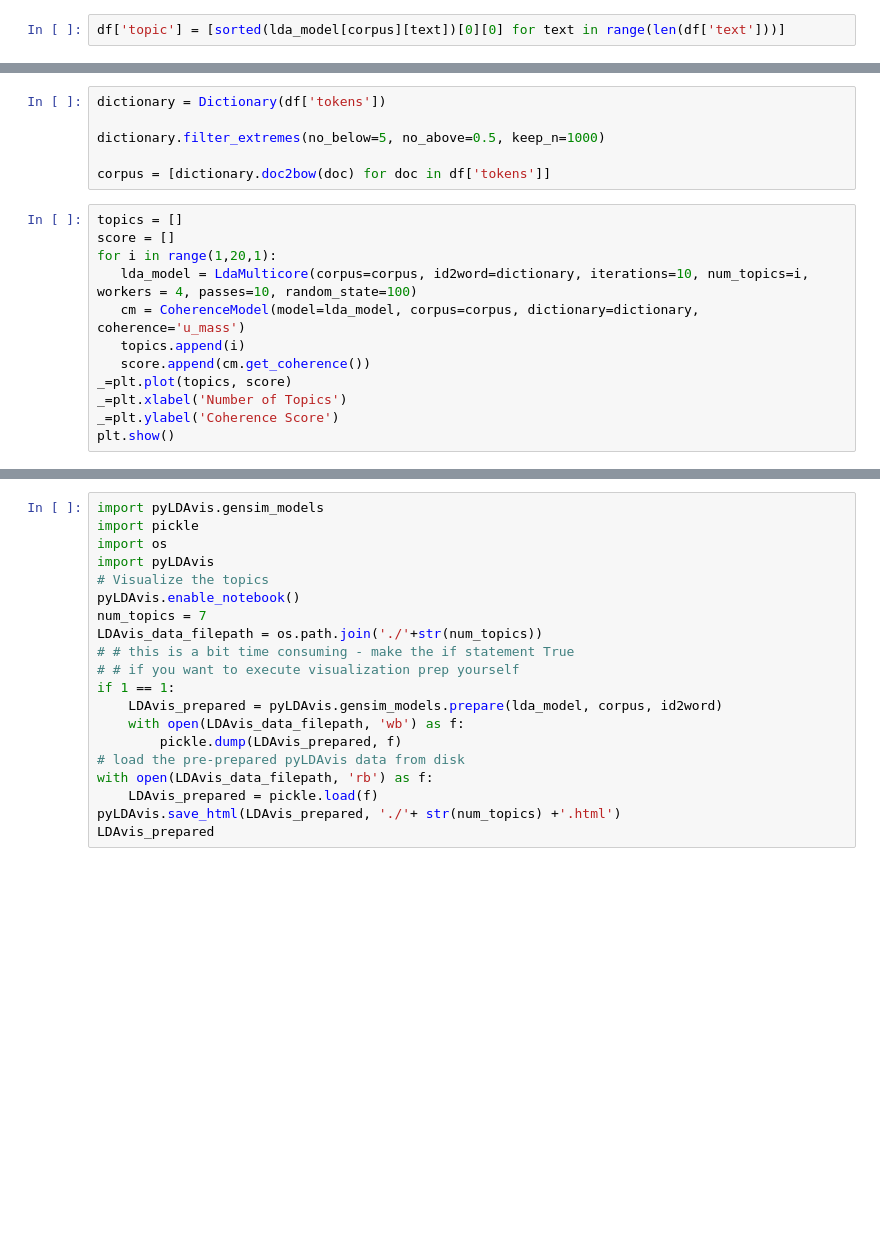
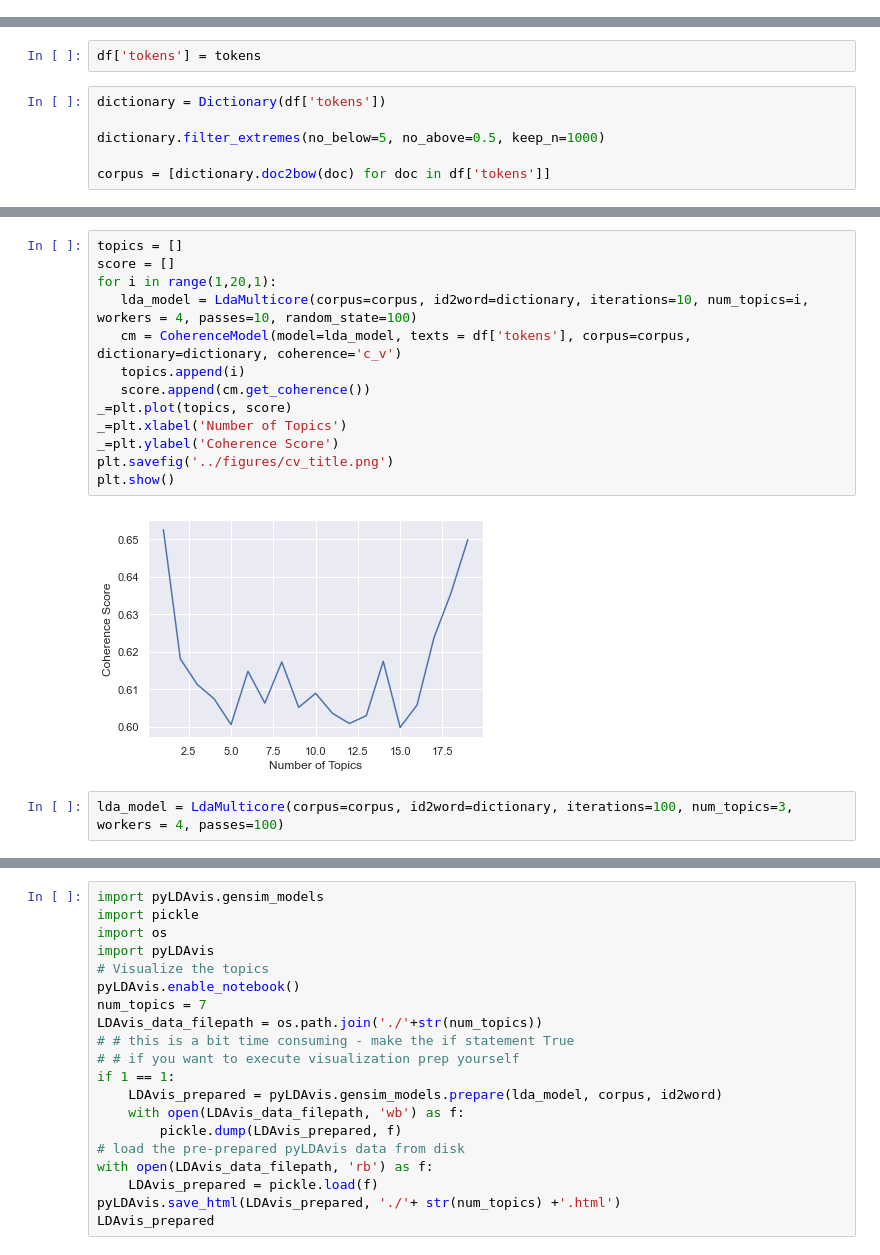
Before and after one commit to Elshan777/cybersecurity-job-ad-analysis, a Jupyter notebook: notebooks/Topic Modelling.ipynb, the cells around one changed output, grey strips where cells are left out. Saved outputs shown, nothing was run; the diff lists cells and outputs as text; blank space fills up the shorter version.

```diff
--- a/notebooks/Topic Modelling.ipynb
+++ b/notebooks/Topic Modelling.ipynb
@@ -142,5 +131,3 @@ lda_display = pyLDAvis.gensim_models.prepare(lda_model, corpus, dictionary)
 pyLDAvis.display(lda_display)
 # %% [output]
 [interactive output not drawn]
-# %%
-df['topic'] = [sorted(lda_model[corpus][text])[0][0] for text in range(len(df['text']))]
@@ -201,21 +142,11 @@ tokens = []
 for summary in nlp.pipe(df['job_title']):
     proj_tok= [token.lemma_.lower() for token in summary if token.pos_ not in removal and not token.is_stop and token.is_alpha]
     tokens.append(proj_tok)
+# %%
+df['tokens'] = tokens
 # %%
 dictionary = Dictionary(df['tokens'])
 
 dictionary.filter_extremes(no_below=5, no_above=0.5, keep_n=1000)
 
 corpus = [dictionary.doc2bow(doc) for doc in df['tokens']]
-# %%
-topics = []
-score = []
-for i in range(1,20,1):
-   lda_model = LdaMulticore(corpus=corpus, id2word=dictionary, iterations=10, num_topics=i, workers = 4, passes=10, random_state=100)
-   cm = CoherenceModel(model=lda_model, corpus=corpus, dictionary=dictionary, coherence='u_mass')
-   topics.append(i)
-   score.append(cm.get_coherence())
-_=plt.plot(topics, score)
-_=plt.xlabel('Number of Topics')
-_=plt.ylabel('Coherence Score')
-plt.show()
@@ -248,0 +153,17 @@ print(data_words[:1][0][:30])
+# %%
+topics = []
+score = []
+for i in range(1,20,1):
+   lda_model = LdaMulticore(corpus=corpus, id2word=dictionary, iterations=10, num_topics=i, workers = 4, passes=10, random_state=100)
+   cm = CoherenceModel(model=lda_model, texts = df['tokens'], corpus=corpus, dictionary=dictionary, coherence='c_v')
+   topics.append(i)
+   score.append(cm.get_coherence())
+_=plt.plot(topics, score)
+_=plt.xlabel('Number of Topics')
+_=plt.ylabel('Coherence Score')
+plt.savefig('../figures/cv_title.png')
+plt.show()
+# %% [output]
+[figure, added]
+# %%
+lda_model = LdaMulticore(corpus=corpus, id2word=dictionary, iterations=100, num_topics=3, workers = 4, passes=100)
```
Also changed, not shown: parts of 16 cells of this notebook, 13 other files.
